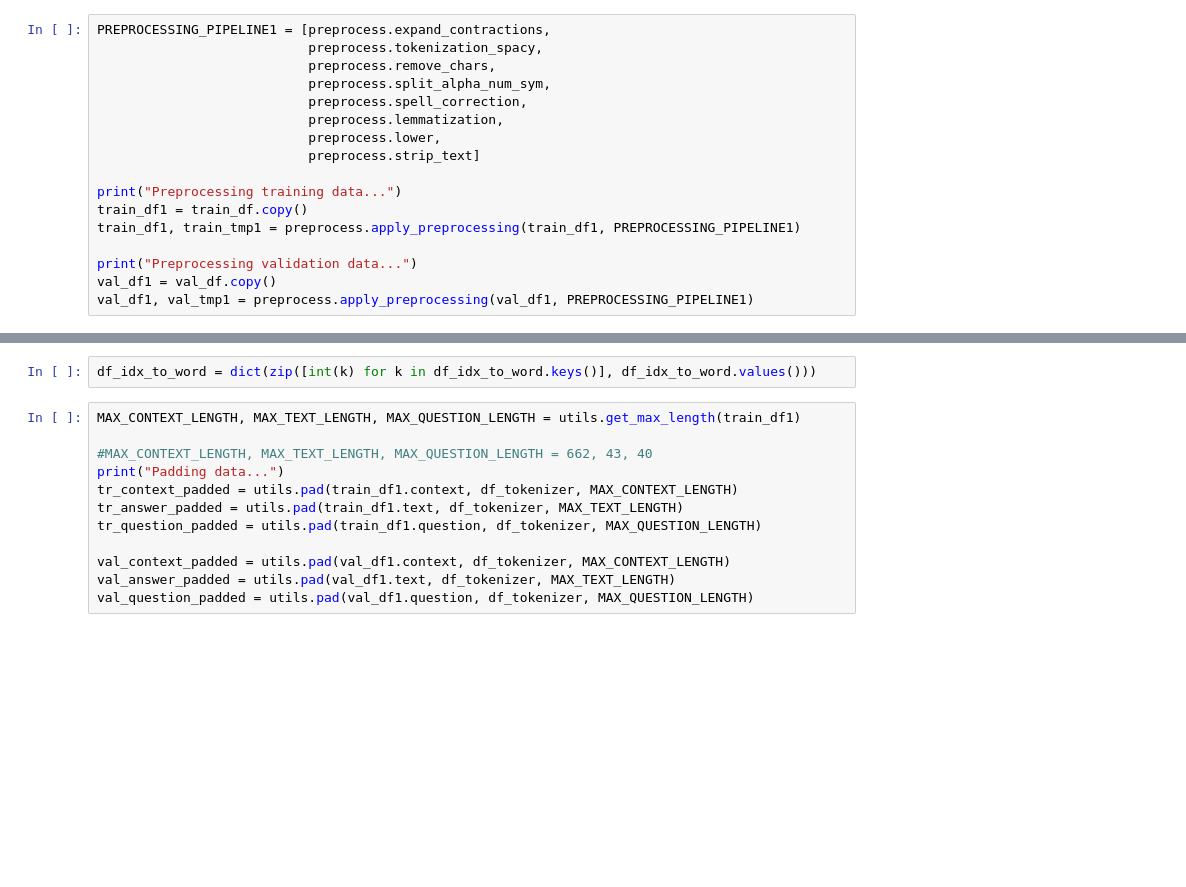
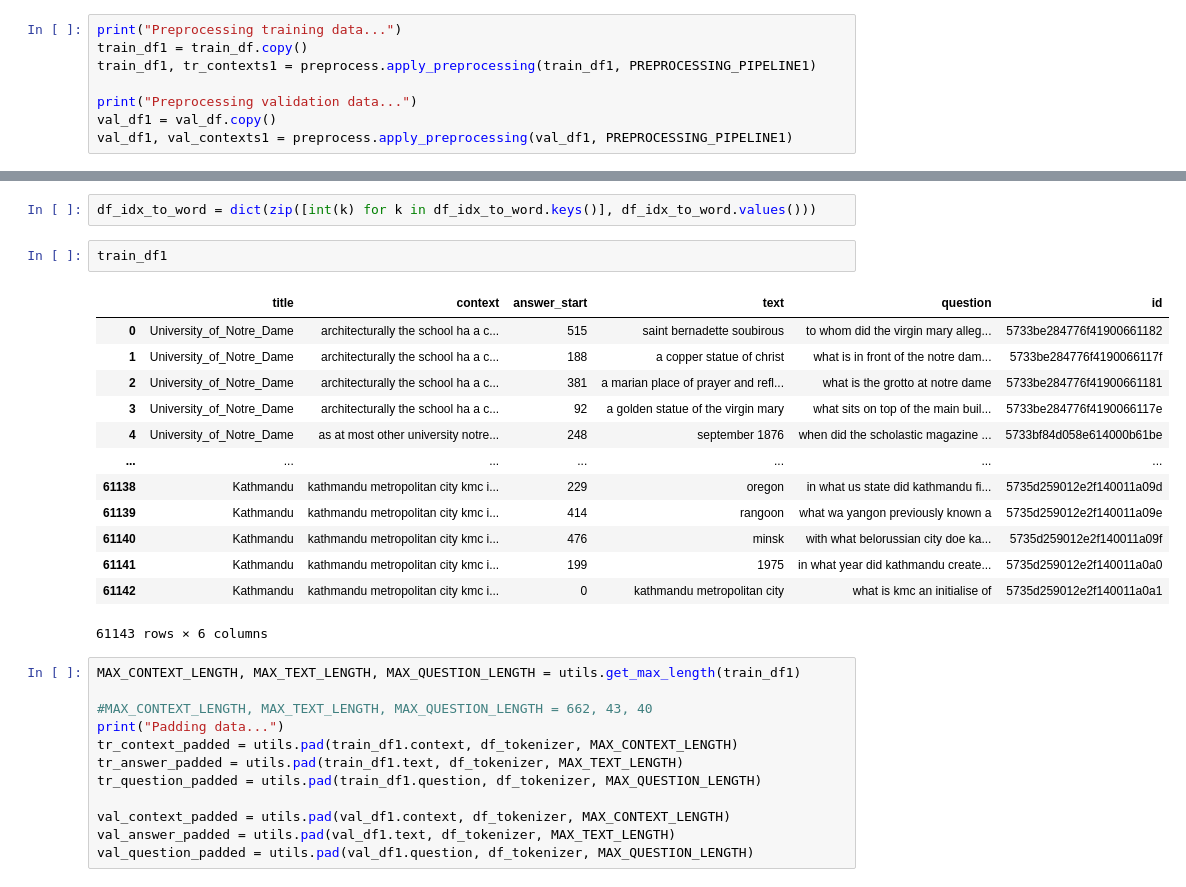
Before and after one commit to FrancescoFarinola/Question-Answering-SQuAD, a Jupyter notebook: main_for_training.ipynb, the cells around one changed output, grey strips where cells are left out. Saved outputs shown, nothing was run; the diff lists cells and outputs as text; blank space fills up the shorter version.

```diff
--- a/main_for_training.ipynb
+++ b/main_for_training.ipynb
@@ -49,20 +59,11 @@ Splitting train and validation set...
 # %%
-PREPROCESSING_PIPELINE1 = [preprocess.expand_contractions,
-                           preprocess.tokenization_spacy,
-                           preprocess.remove_chars,
-                           preprocess.split_alpha_num_sym,
-                           preprocess.spell_correction,
-                           preprocess.lemmatization,
-                           preprocess.lower,
-                           preprocess.strip_text]
-
 print("Preprocessing training data...")
 train_df1 = train_df.copy()
-train_df1, train_tmp1 = preprocess.apply_preprocessing(train_df1, PREPROCESSING_PIPELINE1)
+train_df1, tr_contexts1 = preprocess.apply_preprocessing(train_df1, PREPROCESSING_PIPELINE1)
 
 print("Preprocessing validation data...")
 val_df1 = val_df.copy()
-val_df1, val_tmp1 = preprocess.apply_preprocessing(val_df1, PREPROCESSING_PIPELINE1)
+val_df1, val_contexts1 = preprocess.apply_preprocessing(val_df1, PREPROCESSING_PIPELINE1)
 # %% [output]
 Preprocessing training data...
 Preprocessing validation data...
@@ -123,6 +122,22 @@ Loading matrices, tokenizers and dictionaries...
 Done
 # %%
 df_idx_to_word = dict(zip([int(k) for k in df_idx_to_word.keys()], df_idx_to_word.values()))
+# %%
+train_df1
+# %% [output]
+|  | title | context | answer_start | text | question | id |
+| 0 | University_of_Notre_Dame | architecturally the school ha a c... | 515 | saint bernadette soubirous | to whom did the virgin mary alleg... | 5733be284776f41900661182 |
+| 1 | University_of_Notre_Dame | architecturally the school ha a c... | 188 | a copper statue of christ | what is in front of the notre dam... | 5733be284776f4190066117f |
+| 2 | University_of_Notre_Dame | architecturally the school ha a c... | 381 | a marian place of prayer and refl... | what is the grotto at notre dame | 5733be284776f41900661181 |
+| 3 | University_of_Notre_Dame | architecturally the school ha a c... | 92 | a golden statue of the virgin mary | what sits on top of the main buil... | 5733be284776f4190066117e |
+| 4 | University_of_Notre_Dame | as at most other university notre... | 248 | september 1876 | when did the scholastic magazine ... | 5733bf84d058e614000b61be |
+| ... | ... | ... | ... | ... | ... | ... |
+| 61138 | Kathmandu | kathmandu metropolitan city kmc i... | 229 | oregon | in what us state did kathmandu fi... | 5735d259012e2f140011a09d |
+| 61139 | Kathmandu | kathmandu metropolitan city kmc i... | 414 | rangoon | what wa yangon previously known a | 5735d259012e2f140011a09e |
+| 61140 | Kathmandu | kathmandu metropolitan city kmc i... | 476 | minsk | with what belorussian city doe ka... | 5735d259012e2f140011a09f |
+| 61141 | Kathmandu | kathmandu metropolitan city kmc i... | 199 | 1975 | in what year did kathmandu create... | 5735d259012e2f140011a0a0 |
+| 61142 | Kathmandu | kathmandu metropolitan city kmc i... | 0 | kathmandu metropolitan city | what is kmc an initialise of | 5735d259012e2f140011a0a1 |
+61143 rows × 6 columns
 # %%
 MAX_CONTEXT_LENGTH, MAX_TEXT_LENGTH, MAX_QUESTION_LENGTH = utils.get_max_length(train_df1)
 
```
Also changed, not shown: parts of 37 cells of this notebook.
